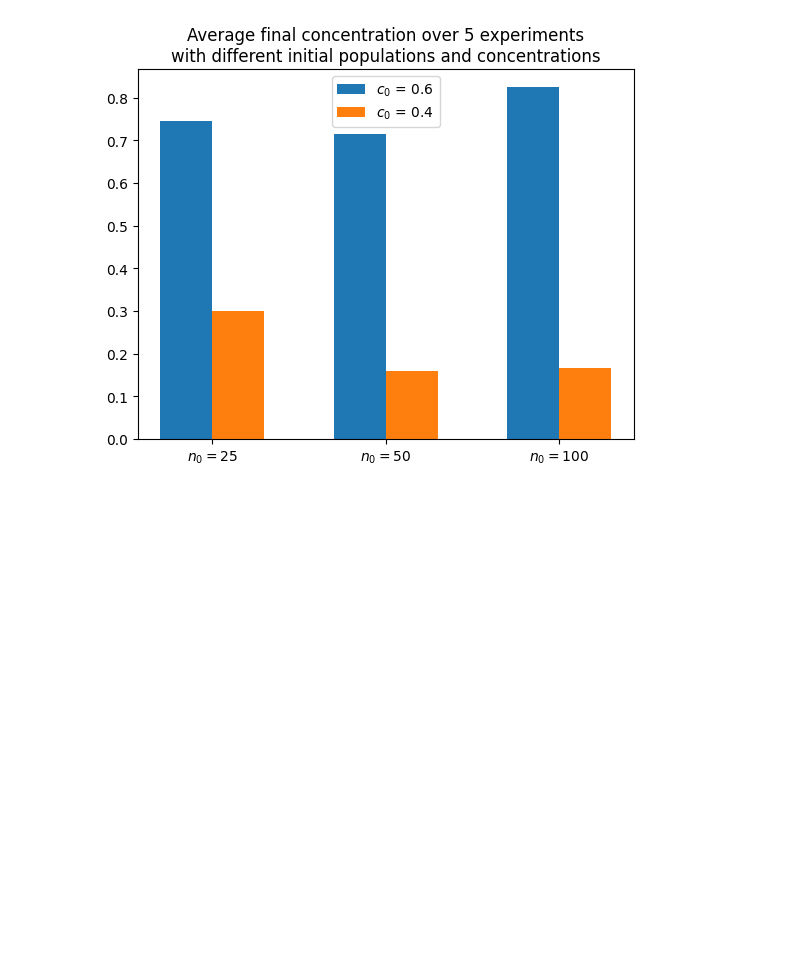
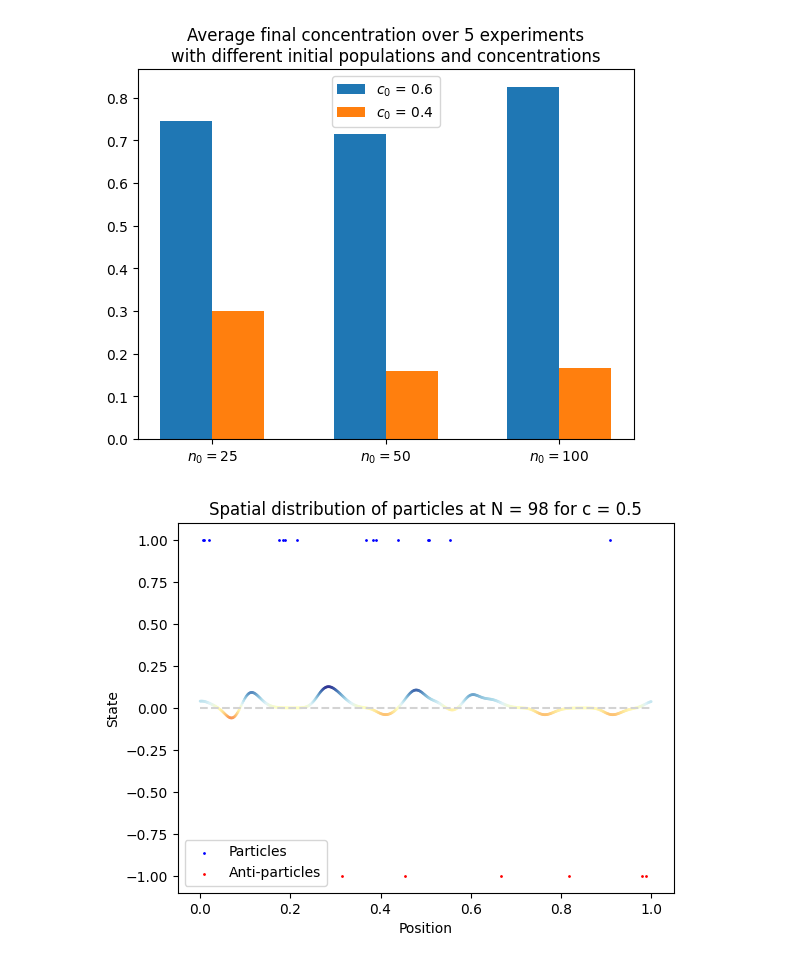
Before and after one commit to Epsylene/BrownianAnnihilation, a Jupyter notebook: ballistic.ipynb, the cells around one changed output. Saved outputs shown, nothing was run; the diff lists cells and outputs as text; code cells hidden in the pictures; blank space fills up the shorter version.

Commit message:
Added a function to plot the spatial distribution of particles

```diff
--- a/ballistic.ipynb
+++ b/ballistic.ipynb
@@ -52,3 +52,8 @@ params = [(25, 50, 100), (0.6, 0.4)]
 end_state(Ballistic, params, 5)
 # %% [output]
 [figure]
+# %%
+b = Ballistic(1000, c=0.5)
+distribution(b)
+# %% [output]
+[figure, added]
```
Also changed, not shown: parts of 1 cell of this notebook, 4 other files.
